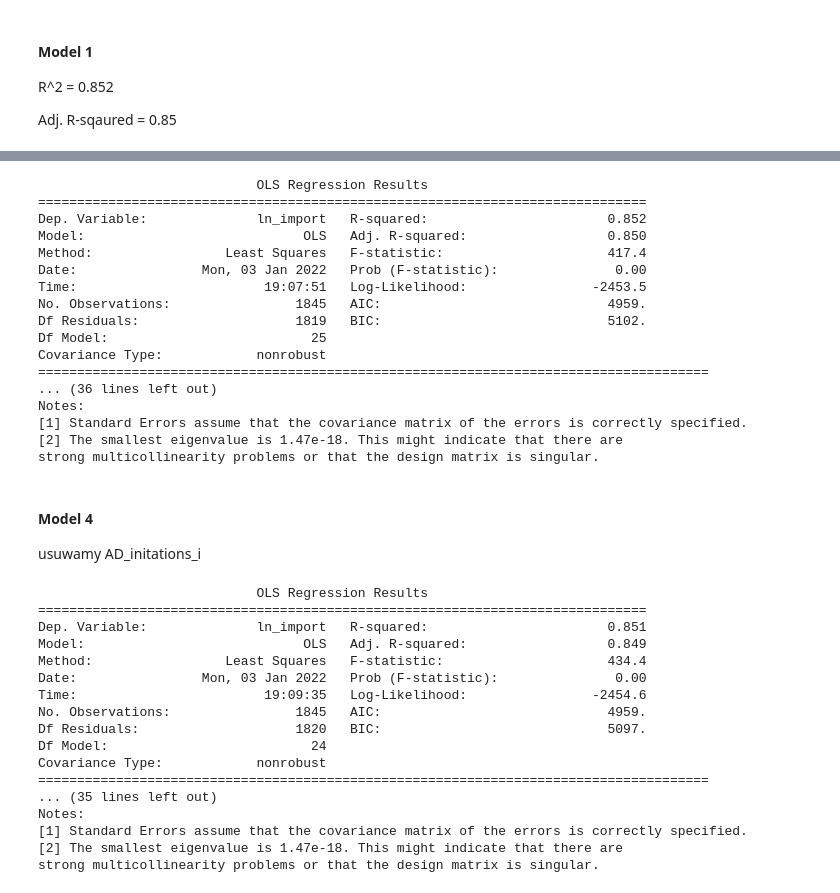
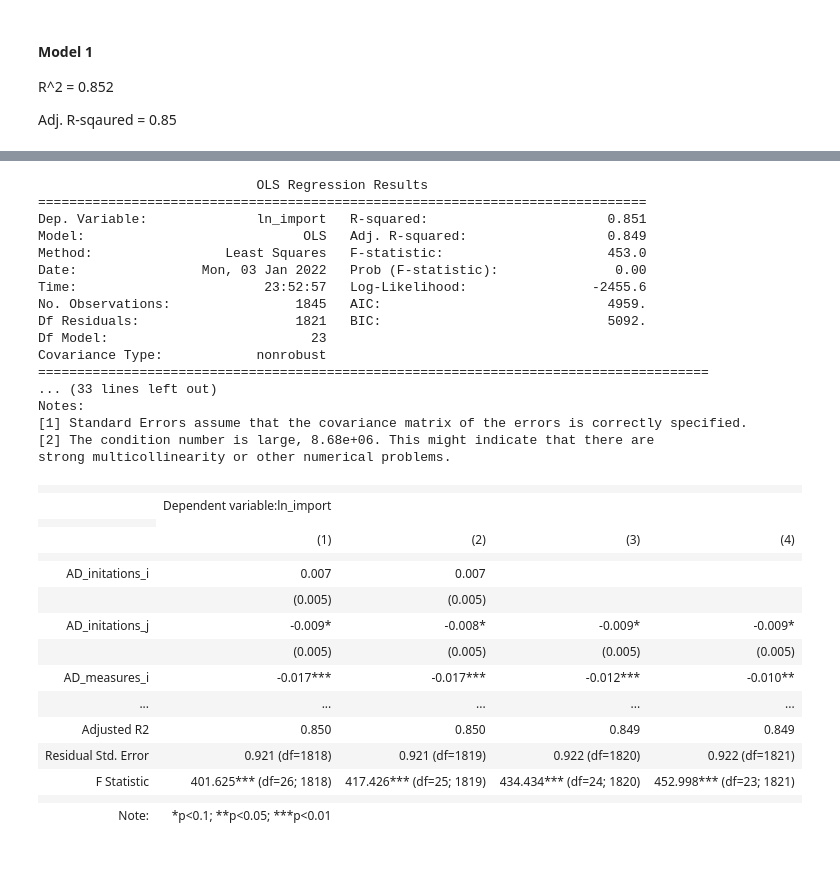
Before and after one commit to ajedrych/gravity-model, a Jupyter notebook: model_grawitacyjny_python.ipynb, the cells around one changed output, grey strips where cells are left out. Cells and saved outputs as stored; diff of their text form; code cells hidden in the pictures; blank space fills up the shorter version.

```diff
--- a/gravmodel_more.ipynb
+++ b/model_grawitacyjny_python.ipynb
@@ -48,8 +48,8 @@ R^2 = 0.852
 Adj. R-sqaured = 0.85
 # %%
 x = sm.add_constant(x) # adding a constant
-lm1 = sm.OLS(y, x).fit() # fitting the model
-print(lm1.summary())
+lm = sm.OLS(y, x).fit() # fitting the model
+print(lm.summary())
 # %% [output]
                             OLS Regression Results
 ==============================================================================
@@ -76,3 +76,8 @@ bez zmiennej entry_tp_j, bo jest nieistotna statystycznie
 r^2 = 0.852
 
 adj. r-squared = 0.85
+# %%
+x1 = x.drop(columns="colonial_dependency", inplace=False)
+x1 = sm.add_constant(x1)
+lm1 = sm.OLS(y, x1).fit() # fitting the model
+print(lm1.summary())
@@ -79,5 +110,5 @@ adj. r-squared = 0.85
 # %%
-x2 = x.drop(columns="entry_tp_j", inplace=False)
+x2 = x1.drop(columns="AD_initations_i", inplace=False)
 x2 = sm.add_constant(x2)
 lm2 = sm.OLS(y, x2).fit() # fitting the model
 print(lm2.summary())
@@ -110,54 +137,44 @@ adj. r-squared = 0.85
 # %%
-x3 = x2.drop(columns="colonial_dependency", inplace=False)
+x3 = x2.drop(columns="entry_time_i", inplace=False)
 x3 = sm.add_constant(x3)
 lm3 = sm.OLS(y, x3).fit() # fitting the model
 print(lm3.summary())
 # %% [output]
                             OLS Regression Results
 ==============================================================================
-Dep. Variable:              ln_import   R-squared:                       0.852
-Model:                            OLS   Adj. R-squared:                  0.850
-Method:                 Least Squares   F-statistic:                     417.4
+Dep. Variable:              ln_import   R-squared:                       0.851
+Model:                            OLS   Adj. R-squared:                  0.849
+Method:                 Least Squares   F-statistic:                     453.0
 Date:                Mon, 03 Jan 2022   Prob (F-statistic):               0.00
-Time:                        19:07:51   Log-Likelihood:                -2453.5
+Time:                        23:52:57   Log-Likelihood:                -2455.6
 No. Observations:                1845   AIC:                             4959.
-Df Residuals:                    1819   BIC:                             5102.
-Df Model:                          25
+Df Residuals:                    1821   BIC:                             5092.
+Df Model:                          23
 Covariance Type:            nonrobust
 ======================================================================================
-... (36 lines left out)
+... (33 lines left out)
 Notes:
 [1] Standard Errors assume that the covariance matrix of the errors is correctly specified.
-[2] The smallest eigenvalue is 1.47e-18. This might indicate that there are
-strong multicollinearity problems or that the design matrix is singular.
+[2] The condition number is large, 8.68e+06. This might indicate that there are
+strong multicollinearity or other numerical problems.
-# %% [markdown]
-#### Model 4
-
-usuwamy AD_initations_i
-# %%
-x4 = x3.drop(columns="AD_initations_i", inplace=False)
-x4 = sm.add_constant(x4)
-lm4 = sm.OLS(y, x4).fit() # fitting the model
-print(lm4.summary())
-# %% [output]
-                            OLS Regression Results
-==============================================================================
-Dep. Variable:              ln_import   R-squared:                       0.851
-Model:                            OLS   Adj. R-squared:                  0.849
-Method:                 Least Squares   F-statistic:                     434.4
-Date:                Mon, 03 Jan 2022   Prob (F-statistic):               0.00
-Time:                        19:09:35   Log-Likelihood:                -2454.6
-No. Observations:                1845   AIC:                             4959.
-Df Residuals:                    1820   BIC:                             5097.
-Df Model:                          24
-Covariance Type:            nonrobust
-======================================================================================
-... (35 lines left out)
-Notes:
-[1] Standard Errors assume that the covariance matrix of the errors is correctly specified.
-[2] The smallest eigenvalue is 1.47e-18. This might indicate that there are
-strong multicollinearity problems or that the design matrix is singular.
 # %%
 from stargazer.stargazer import Stargazer
-stargazer = Stargazer(models)
+stargazer = Stargazer([lm, lm1, lm2, lm3])
 stargazer
+# %% [output]
+|  |  |  |  |  |
+|  | Dependent variable:ln_import |  |  |  |
+|  |
+|  | (1) | (2) | (3) | (4) |
+|  |  |  |  |  |
+| AD_initations_i | 0.007 | 0.007 |  |  |
+|  | (0.005) | (0.005) |  |  |
+| AD_initations_j | -0.009* | -0.008* | -0.009* | -0.009* |
+|  | (0.005) | (0.005) | (0.005) | (0.005) |
+| AD_measures_i | -0.017*** | -0.017*** | -0.012*** | -0.010** |
+| ... | ... | ... | ... | ... |
+| Adjusted R2 | 0.850 | 0.850 | 0.849 | 0.849 |
+| Residual Std. Error | 0.921 (df=1818) | 0.921 (df=1819) | 0.922 (df=1820) | 0.922 (df=1821) |
+| F Statistic | 401.625*** (df=26; 1818) | 417.426*** (df=25; 1819) | 434.434*** (df=24; 1820) | 452.998*** (df=23; 1821) |
+|  |  |  |  |  |
+| Note: | *p<0.1; **p<0.05; ***p<0.01 |  |  |  |
```
Also changed, not shown: parts of 16 cells of this notebook, 6 other files.
